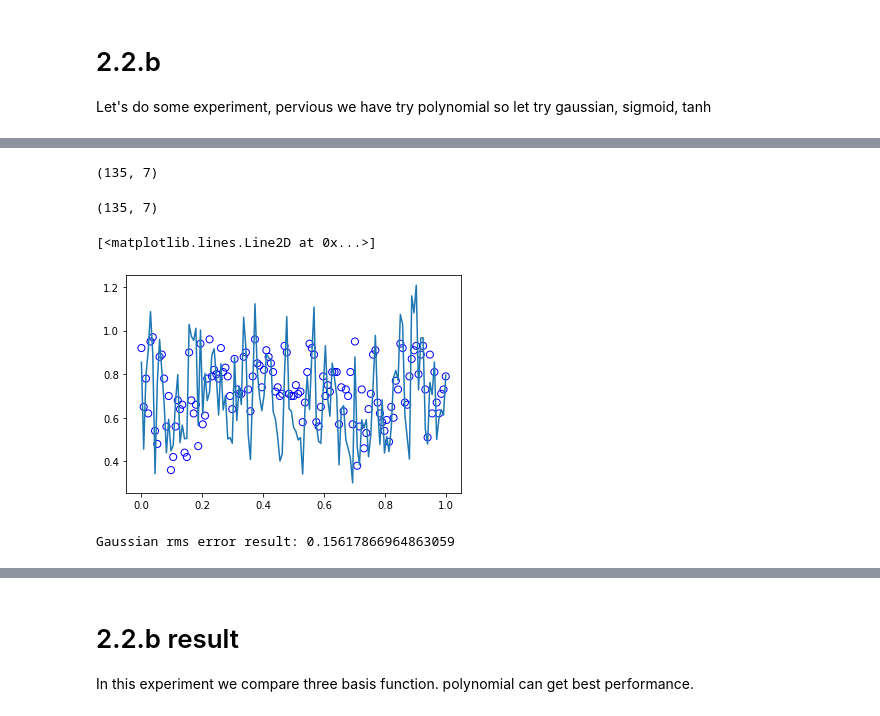
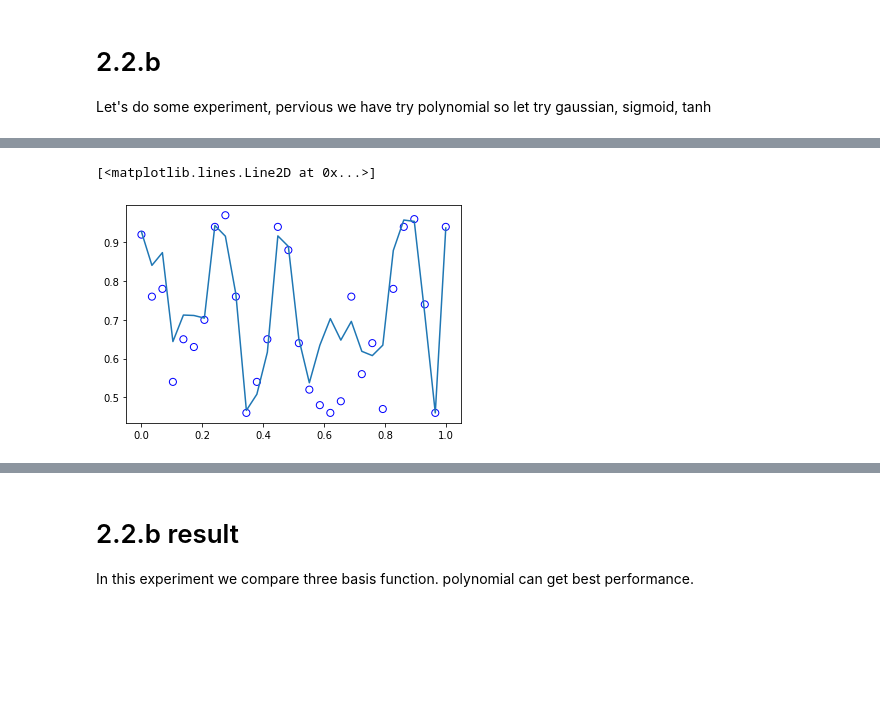
Before and after one commit to RozenAstrayChen/ML_Course, a Jupyter notebook: H1/hw1-2.ipynb, the cells around one changed output, grey strips where cells are left out. Saved outputs shown, nothing was run; the diff lists cells and outputs as text; code cells hidden in the pictures; blank space fills up the shorter version.

```diff
--- a/H1/hw1-2.ipynb
+++ b/H1/hw1-2.ipynb
@@ -30,0 +33,3 @@ df_X[input][0:10]
+# %%
+df_X[input] = (df_X[input] - df_X[input].mean())/df_X[input].std()
+df_X[input]
@@ -236,28 +274,17 @@ list_x = np.linspace(0, 1, test.shape[0])
-# %%
-X_test.shape
-# %% [output]
-(135, 7)
 # %%
-feature  = GaussianFeature(7)
+feature  = SigmoidalFeature(train[input].var().sum())
 feature.fit(X_train)
 X_train = feature.transform(X_train)
 X_test = feature.transform(X_test)
 
 model = LinearRegression()
 model.fit(X_train, y_train)
-# %%
-X_test.shape
-# %% [output]
-(135, 7)
 # %%
 y_pred = model.predict(X_test)
 # %%
-plt.scatter(list_x, y_test, facecolor="none", edgecolor="b", s=50, label="training data")
-plt.plot(list_x, y_pred)
+list_x = np.linspace(0, 1, 30)
+plt.scatter(list_x, y_test[:30], facecolor="none", edgecolor="b", s=50, label="training data")
+plt.plot(list_x, y_pred[:30])
 # %% [output]
 [<matplotlib.lines.Line2D at 0x...>]
-[figure, old version]
+[figure, new version]
-# %%
-print('Gaussian rms error result:', rmse(y_test, y_pred))
-# %% [output]
-Gaussian rms error result: 0.15617866964863059
```
Also changed, not shown: parts of 42 cells of this notebook, 14 other files.
